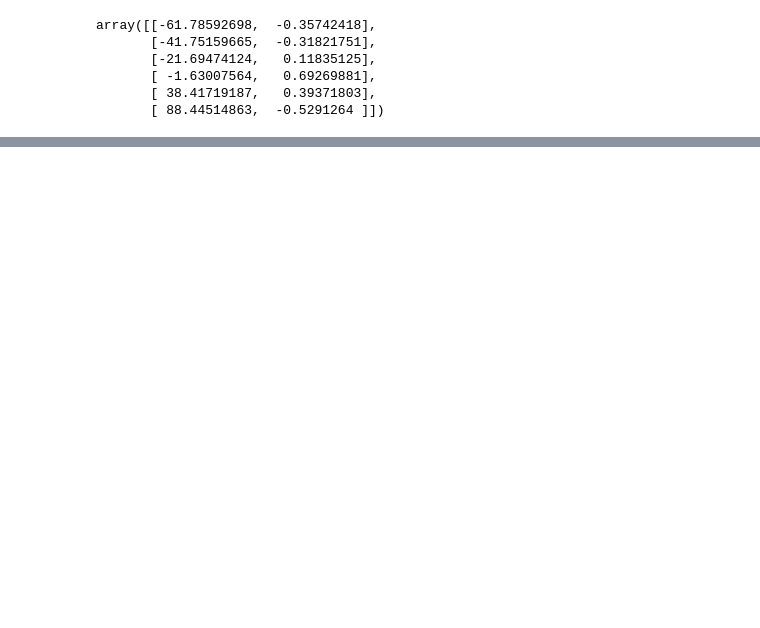
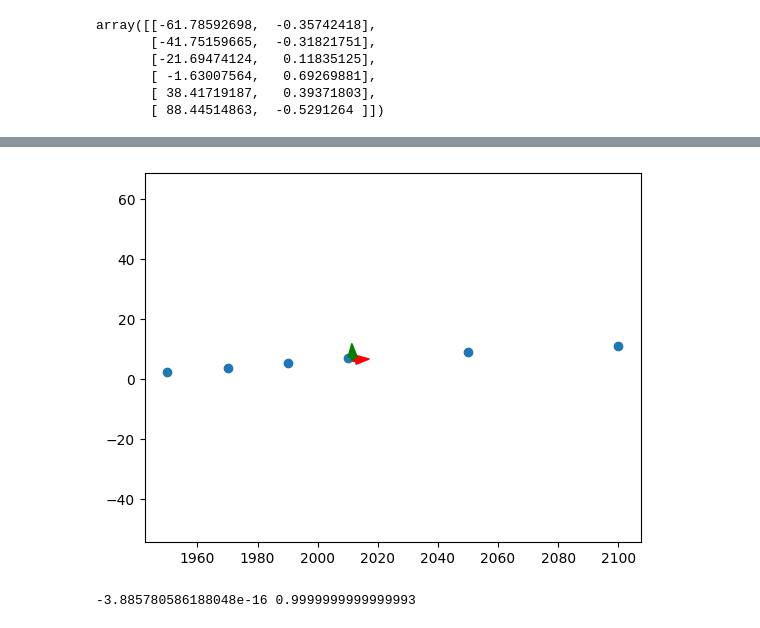
Before and after one commit to magannamazur/Codewars, a Jupyter notebook: DataCamp/e_unsupervised.ipynb, the cells around one changed output, grey strips where cells are left out. Drawn from its saved outputs; the diff is of its cells as text; code cells hidden in the pictures; blank space fills up the shorter version.

```diff
--- a/DataCamp/e_unsupervised.ipynb
+++ b/DataCamp/e_unsupervised.ipynb
@@ -331,0 +305,16 @@ plt.show()
+# %%
+plt.scatter(samples_PCA[:,0], samples_PCA[:,1])
+mean = model_PCA.mean_
+second_pc = model_PCA.components_[1,:]
+plt.arrow(mean[0], mean[1], first_pc[0], first_pc[1], color='red', width=1)
+plt.arrow(mean[0], mean[1], second_pc[0], second_pc[1], color='green', width=1)
+plt.axis('equal')
+plt.show()
+# %% [output]
+[figure, added]
+# %%
+from scipy.stats import pearsonr
+correlation, pvalue = pearsonr(transformed_PCA[:,0], transformed_PCA[:,1])
+print(correlation, pvalue)
+# %% [output]
+-3.885780586188048e-16 0.9999999999999993
```
Also changed, not shown: parts of 63 cells of this notebook.
